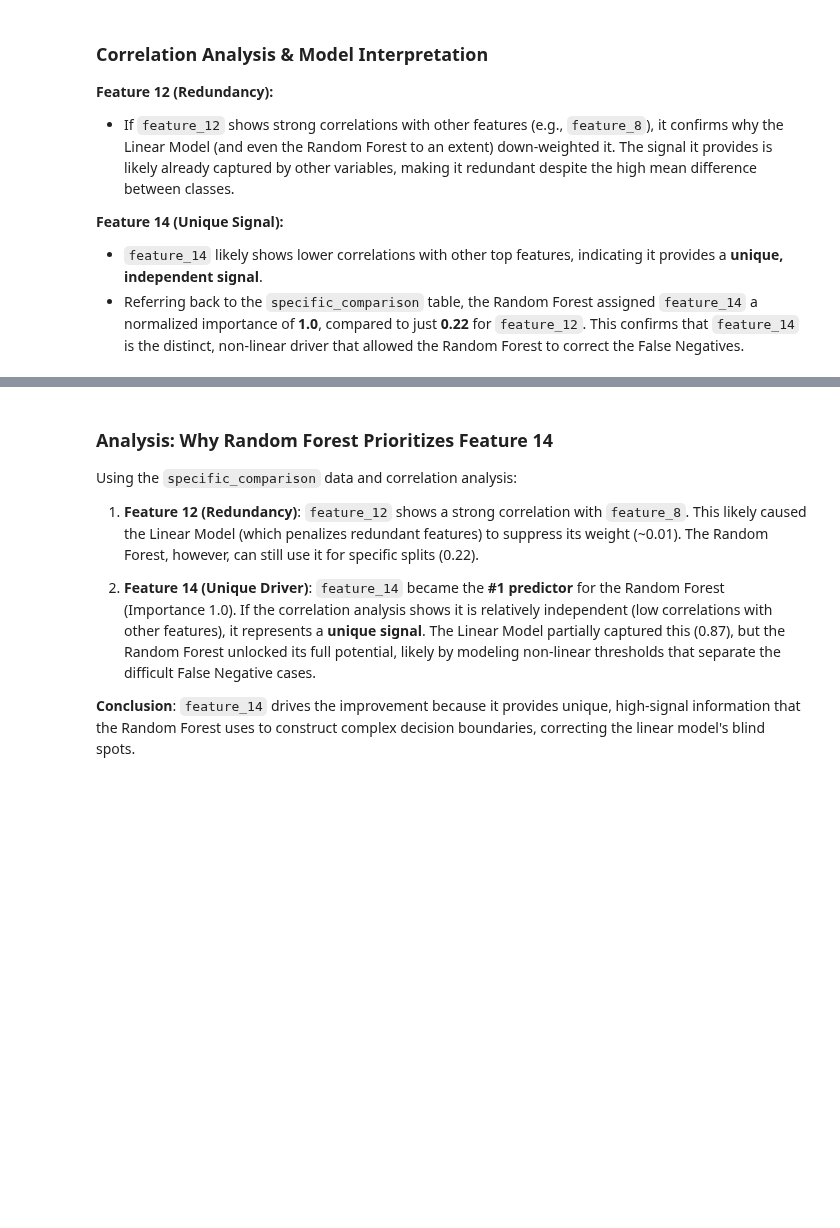
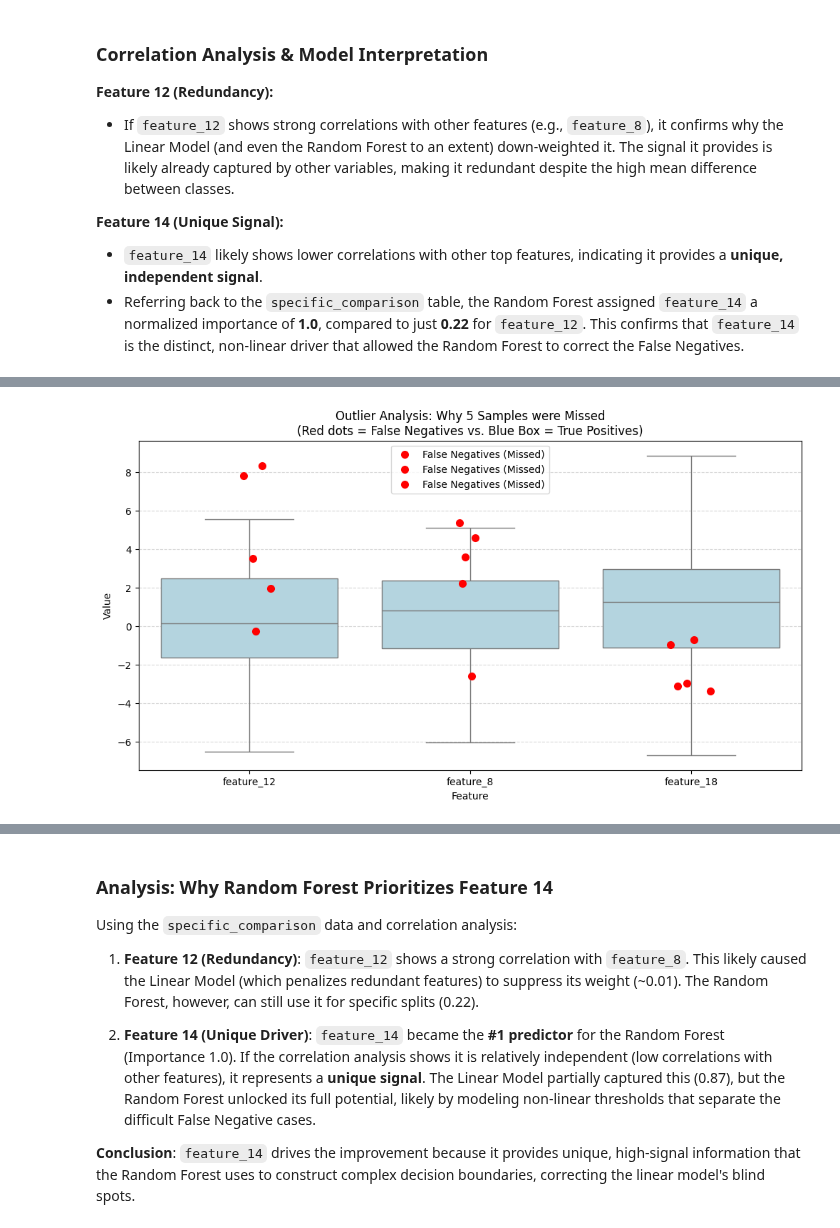
Before and after one commit to 0ai-Cyberviser/Hancock, a Jupyter notebook: Hancock_Universal_Finetune.ipynb, the cells around one changed output, grey strips where cells are left out. Drawn from its saved outputs; the diff is of its cells as text; code cells hidden in the pictures; blank space fills up the shorter version.

```diff
--- a/Hancock_Universal_Finetune.ipynb
+++ b/Hancock_Universal_Finetune.ipynb
@@ -267,0 +381,39 @@ print(f14_corr.tail(5).to_markdown(numalign="left", stralign="left"))
+# %%
+import matplotlib.pyplot as plt
+import seaborn as sns
+import pandas as pd
+
+# 1. Prepare Data
+# Get True Positives (Correctly classified as 1)
+if 'correctly_classified_df' in locals():
+    true_positives_rf = correctly_classified_df[correctly_classified_df['true_target'] == 1].copy()
+else:
+    # Fallback reconstruction
+    # Assuming X_test, y_test, y_pred_rf exist
+    combined_rf = pd.DataFrame(X_test, columns=[f'feature_{i}' for i in range(X_test.shape[1])])
+    combined_rf['true_target'] = y_test
+    combined_rf['predicted_target'] = y_pred_rf
+    true_positives_rf = combined_rf[(combined_rf['true_target'] == 1) & (combined_rf['predicted_target'] == 1)].copy()
+    false_negatives_rf = combined_rf[(combined_rf['true_target'] == 1) & (combined_rf['predicted_target'] == 0)].copy()
+
+# Select features of interest
+features_of_interest = ['feature_12', 'feature_8', 'feature_18']
+
+# 2. Plotting
+plt.figure(figsize=(12, 6))
+
+# Create Boxplot for True Positives distribution
+data_melted = true_positives_rf[features_of_interest].melt(var_name='Feature', value_name='Value')
+sns.boxplot(x='Feature', y='Value', data=data_melted, color='lightblue', showfliers=False)
+
+# Overlay the 5 False Negative samples
+# We use stripplot (jitter=False to see exact values if few, or True if overlapping)
+fn_melted = false_negatives[features_of_interest].melt(var_name='Feature', value_name='Value')
+sns.stripplot(x='Feature', y='Value', data=fn_melted, color='red', size=8, jitter=True, label='False Negatives (Missed)')
+
+plt.title('Outlier Analysis: Why 5 Samples were Missed\n(Red dots = False Negatives vs. Blue Box = True Positives)')
+plt.grid(axis='y', linestyle='--', alpha=0.5)
+plt.legend()
+plt.show()
+# %% [output]
+[figure, added]
```
Also changed, not shown: parts of 27 cells of this notebook.
